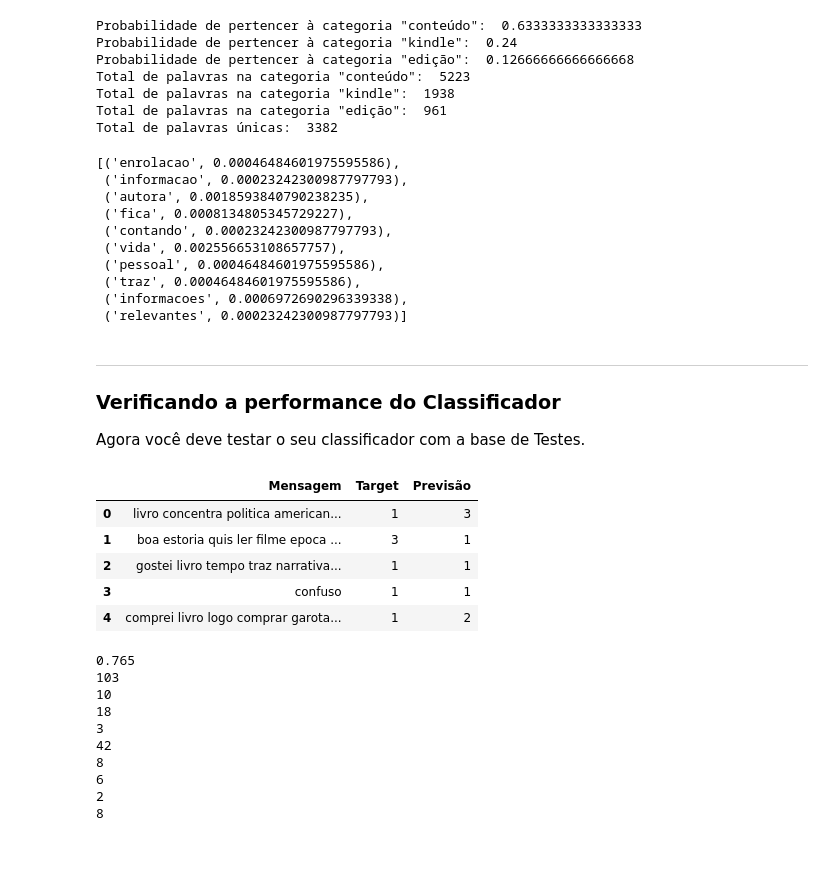
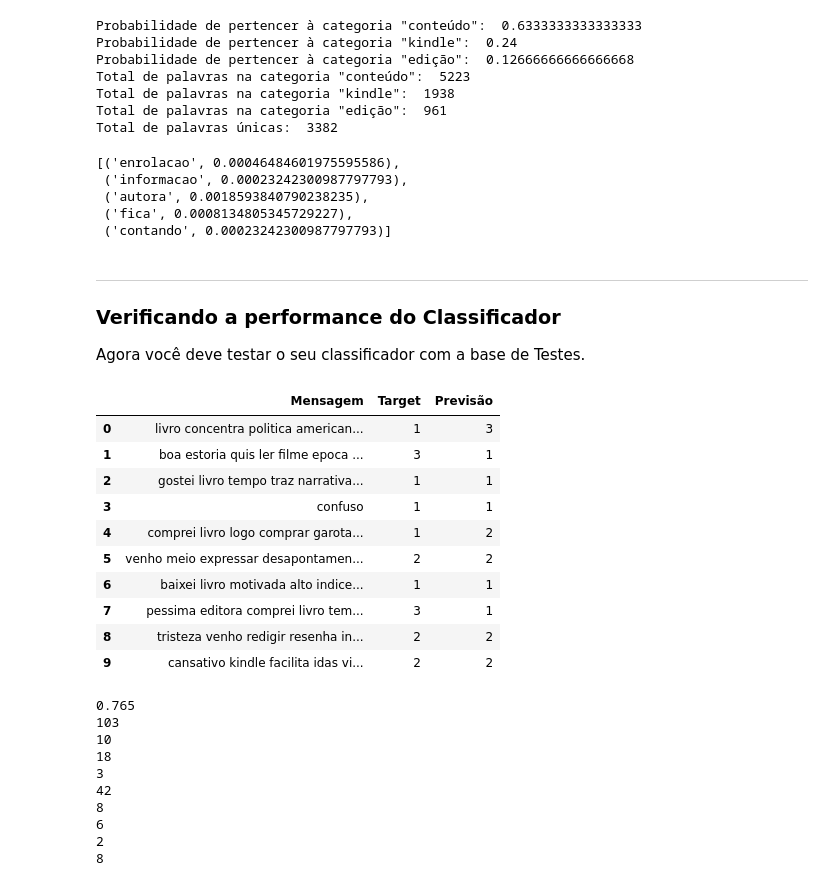
Before and after one commit to enzojunq/Projeto1_CDADOS, a Jupyter notebook: Projeto1 Template.ipynb, the cells around one changed output. Saved outputs shown, nothing was run; the diff lists cells and outputs as text; code cells hidden in the pictures; blank space fills up the shorter version.

```diff
--- a/Projeto1 Template.ipynb
+++ b/Projeto1 Template.ipynb
@@ -223,18 +201,13 @@ prob_kindle = calcular_probabilidades_condicionais(contagem_kindle, total_palavr
 prob_edicao = calcular_probabilidades_condicionais(contagem_edicao, total_palavras_edicao, total_palavras_unicas)
 
 # Exibindo as probabilidades condicionais das primeiras palavras na categoria 'conteúdo'
-list(prob_conteudo.items())[:10]
+list(prob_conteudo.items())[:5]
 # %% [output]
 [('enrolacao', 0.00046484601975595586),
  ('informacao', 0.00023242300987797793),
  ('autora', 0.0018593840790238235),
  ('fica', 0.0008134805345729227),
- ('contando', 0.00023242300987797793),
- ('vida', 0.002556653108657757),
- ('pessoal', 0.00046484601975595586),
- ('traz', 0.00046484601975595586),
- ('informacoes', 0.0006972690296339338),
- ('relevantes', 0.00023242300987797793)]
+ ('contando', 0.00023242300987797793)]
 # %% [markdown]
 ___
 ### Verificando a performance do Classificador
@@ -247,35 +220,40 @@ import numpy as np
 teste["Previsão"] = 0
 
 # Iterar sobre cada mensagem no conjunto de dados de teste
 for i in range(len(teste["Mensagem"])):
     # Inicializar as probabilidades condicionais
     prob_cont2 = prob_kindle2 = prob_edi2 = 1
 
     # Iterar sobre cada palavra na mensagem
     for palavra in teste['Mensagem'][i].split():
-        # Multiplicar as probabilidades condicionais para cada classe
+        # Multiplicar as probabilidades condicionais para cada classe, caso não exista multiplica pela suavização de Laplace
         prob_cont2 *= prob_conteudo.get(palavra, (1 / (total_palavras_conteudo + total_palavras_unicas)))
         prob_kindle2 *= prob_kindle.get(palavra, (1 / (total_palavras_kindle + total_palavras_unicas)))
         prob_edi2 *= prob_edicao.get(palavra, (1 / (total_palavras_edicao + total_palavras_unicas)))
 
     # Multiplicar pelas probabilidades a priori
     prob_cont2 *= prob_priori_conteudo
     prob_kindle2 *= prob_priori_kindle
     prob_edi2 *= prob_priori_edicao
 
     # Atribuir a classe com a maior probabilidade à coluna 'Previsão'
     probabilidades = np.array([prob_cont2, prob_kindle2, prob_edi2])
     teste.loc[i, "Previsão"] = np.argmax(probabilidades) + 1
 
 # Exibir as primeiras linhas do conjunto de dados de teste com a coluna 'Previsão' prevista
-teste.head()
+teste.head(10)
 # %% [output]
 |  | Mensagem | Target | Previsão |
 | 0 | livro concentra politica american... | 1 | 3 |
 | 1 | boa estoria quis ler filme epoca ... | 3 | 1 |
 | 2 | gostei livro tempo traz narrativa... | 1 | 1 |
 | 3 | confuso | 1 | 1 |
 | 4 | comprei livro logo comprar garota... | 1 | 2 |
+| 5 | venho meio expressar desapontamen... | 2 | 2 |
+| 6 | baixei livro motivada alto indice... | 1 | 1 |
+| 7 | pessima editora comprei livro tem... | 3 | 1 |
+| 8 | tristeza venho redigir resenha in... | 2 | 2 |
+| 9 | cansativo kindle facilita idas vi... | 2 | 2 |
 # %%
 certo = 0
 
```
Also changed, not shown: parts of 12 cells of this notebook, 3 other files.
